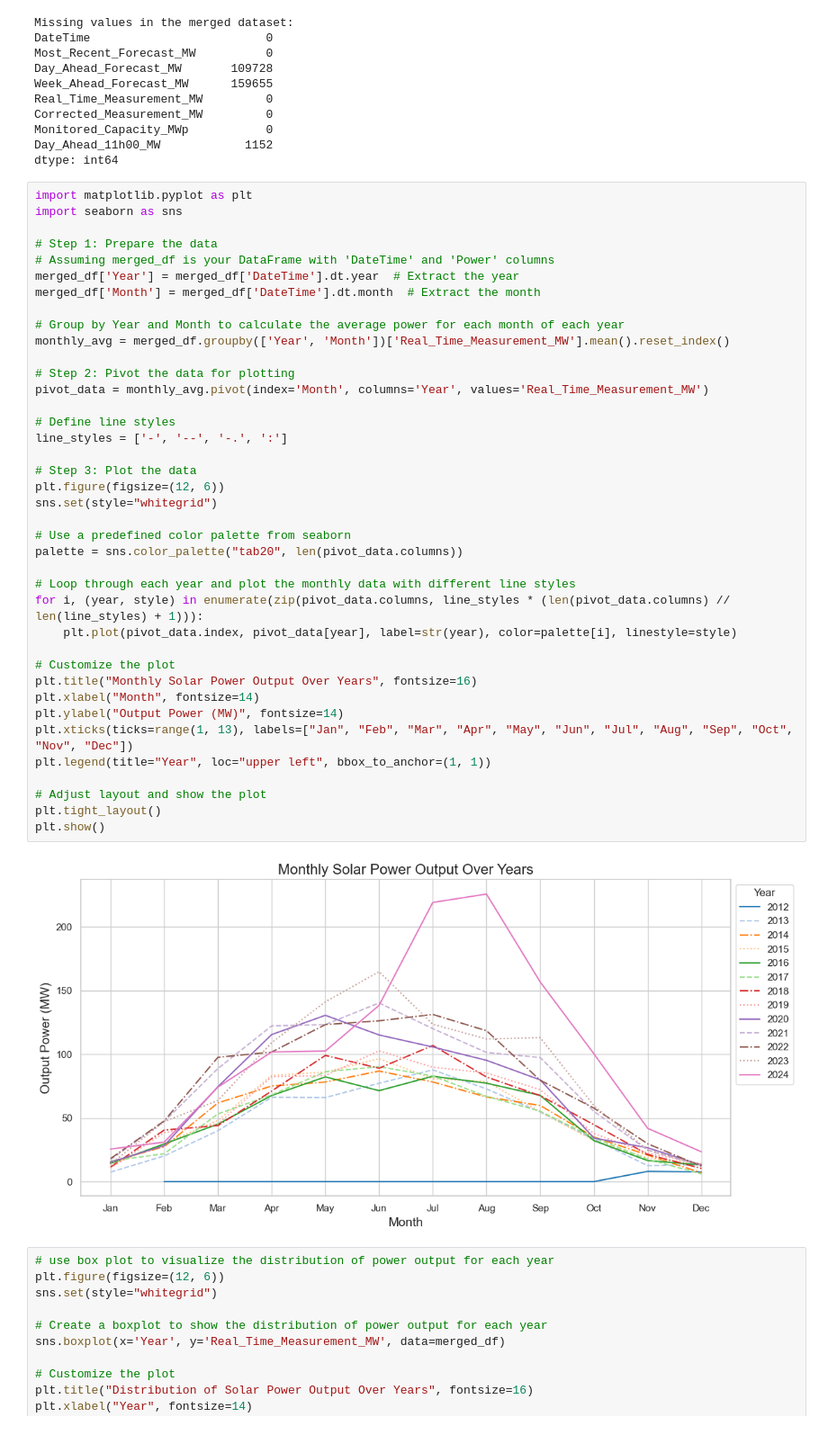
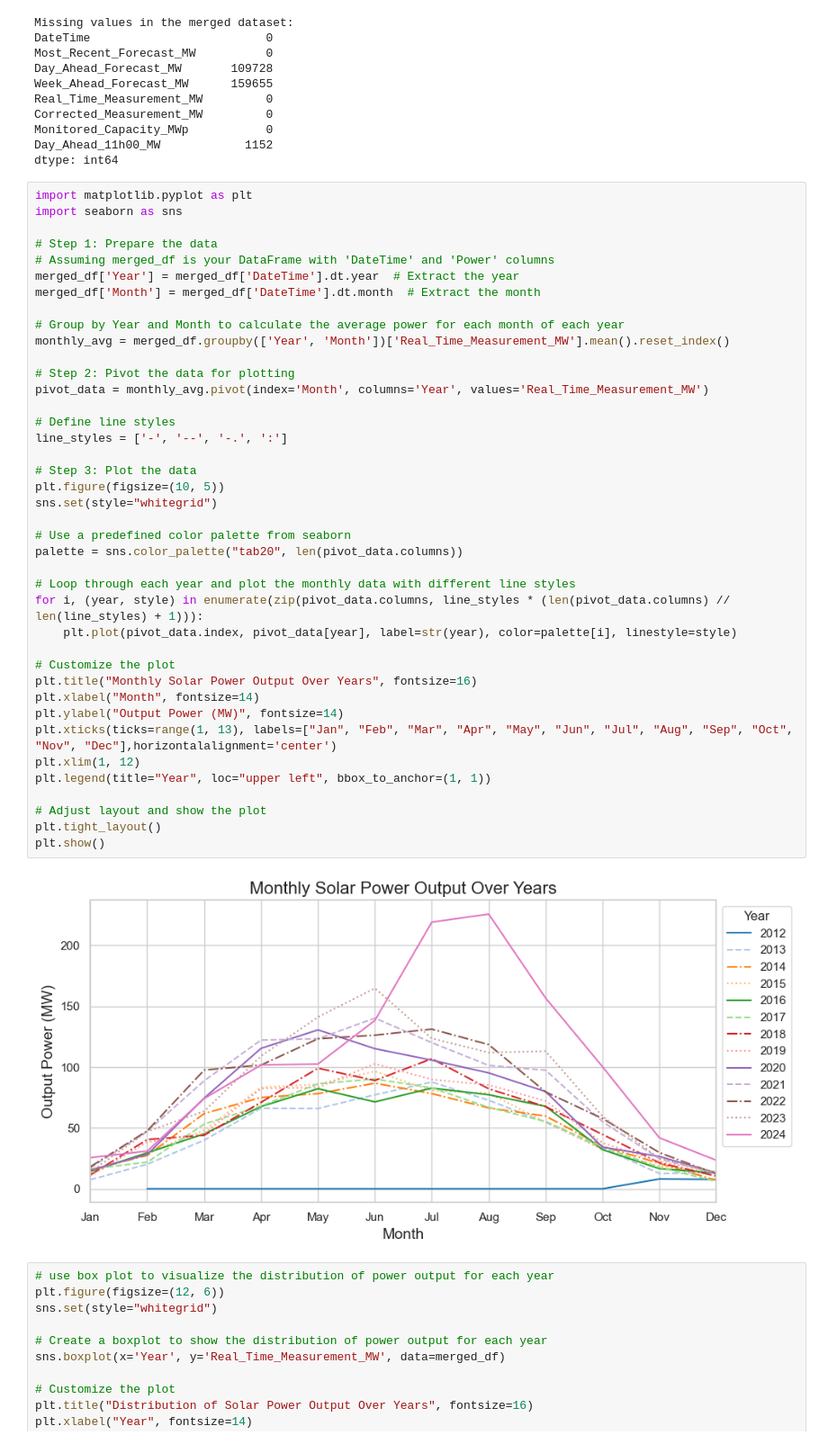
Before and after one commit to buntueng/R-PV-Forecasting, a Jupyter notebook: year_compare.ipynb, the cells around one changed output. Shown at 90% size. Drawn from its saved outputs; the diff is of its cells as text.

Commit message:
visualized

```diff
--- a/year_compare.ipynb
+++ b/year_compare.ipynb
@@ -100,36 +100,37 @@ merged_df['Month'] = merged_df['DateTime'].dt.month  # Extract the month
 
 # Group by Year and Month to calculate the average power for each month of each year
 monthly_avg = merged_df.groupby(['Year', 'Month'])['Real_Time_Measurement_MW'].mean().reset_index()
 
 # Step 2: Pivot the data for plotting
 pivot_data = monthly_avg.pivot(index='Month', columns='Year', values='Real_Time_Measurement_MW')
 
 # Define line styles
 line_styles = ['-', '--', '-.', ':']
 
 # Step 3: Plot the data
-plt.figure(figsize=(12, 6))
+plt.figure(figsize=(10, 5))
 sns.set(style="whitegrid")
 
 # Use a predefined color palette from seaborn
 palette = sns.color_palette("tab20", len(pivot_data.columns))
 
 # Loop through each year and plot the monthly data with different line styles
 for i, (year, style) in enumerate(zip(pivot_data.columns, line_styles * (len(pivot_data.columns) // len(line_styles) + 1))):
     plt.plot(pivot_data.index, pivot_data[year], label=str(year), color=palette[i], linestyle=style)
 
 # Customize the plot
 plt.title("Monthly Solar Power Output Over Years", fontsize=16)
 plt.xlabel("Month", fontsize=14)
 plt.ylabel("Output Power (MW)", fontsize=14)
-plt.xticks(ticks=range(1, 13), labels=["Jan", "Feb", "Mar", "Apr", "May", "Jun", "Jul", "Aug", "Sep", "Oct", "Nov", "Dec"])
+plt.xticks(ticks=range(1, 13), labels=["Jan", "Feb", "Mar", "Apr", "May", "Jun", "Jul", "Aug", "Sep", "Oct", "Nov", "Dec"],horizontalalignment='center')
+plt.xlim(1, 12)
 plt.legend(title="Year", loc="upper left", bbox_to_anchor=(1, 1))
 
 # Adjust layout and show the plot
 plt.tight_layout()
 plt.show()
 # %% [output]
-[figure, old version]
+[figure, new version]
 # %%
 # use box plot to visualize the distribution of power output for each year
 plt.figure(figsize=(12, 6))
```
Also changed, not shown: 3 other files.
